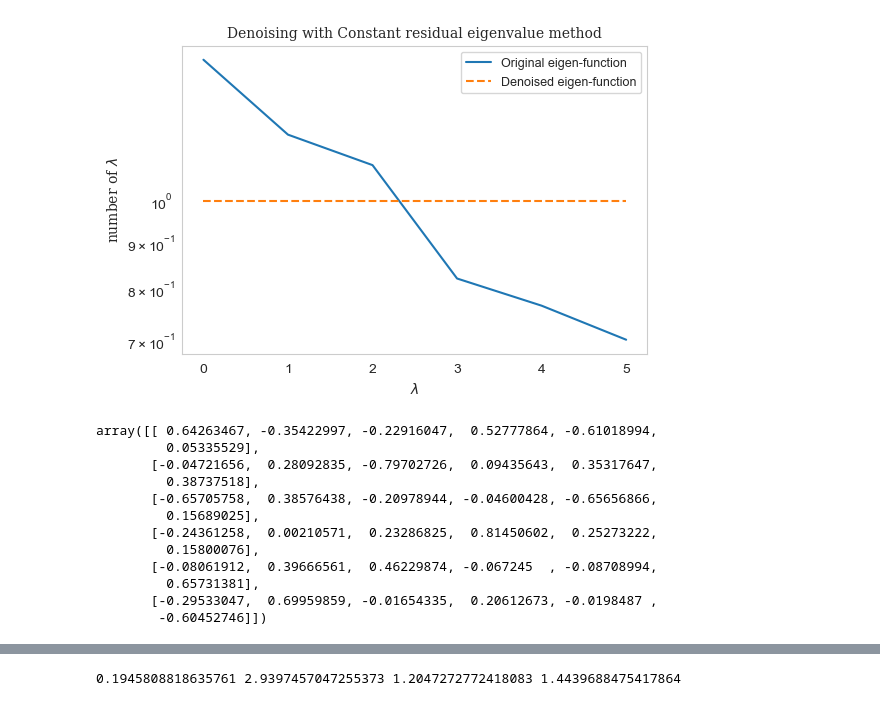
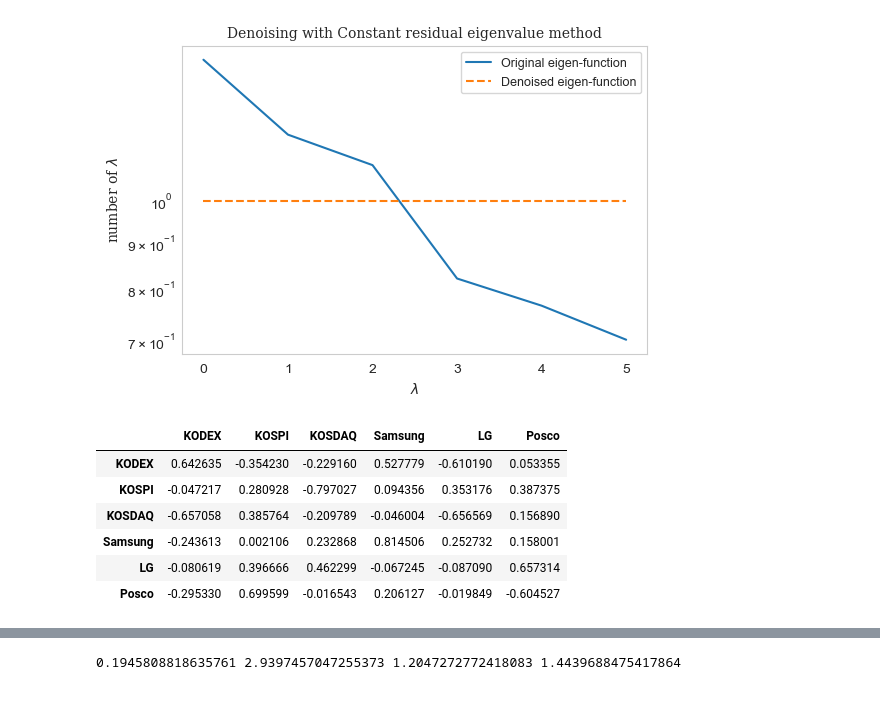
Before and after one commit to Tommylee1013/MachineLearning-for-AssetManagers, a Jupyter notebook: Chapter 3/03DistanceMetrics.ipynb, the cells around one changed output, grey strips where cells are left out. Cells and saved outputs as stored; diff of their text form; code cells hidden in the pictures.

```diff
--- a/Chapter 3/03DistanceMetrics.ipynb
+++ b/Chapter 3/03DistanceMetrics.ipynb
@@ -84,21 +94,17 @@ plt.title('Denoising with Constant residual eigenvalue method', fontsize=10, fon
 # %% [output]
 Text(0.5, 1.0, 'Denoising with Constant residual eigenvalue method')
 [figure]
-# %%
-eVec1
-# %% [output]
-array([[ 0.64263467, -0.35422997, -0.22916047,  0.52777864, -0.61018994,
-         0.05335529],
-       [-0.04721656,  0.28092835, -0.79702726,  0.09435643,  0.35317647,
-         0.38737518],
-       [-0.65705758,  0.38576438, -0.20978944, -0.04600428, -0.65656866,
-         0.15689025],
-       [-0.24361258,  0.00210571,  0.23286825,  0.81450602,  0.25273222,
-         0.15800076],
-       [-0.08061912,  0.39666561,  0.46229874, -0.067245  , -0.08708994,
-         0.65731381],
-       [-0.29533047,  0.69959859, -0.01654335,  0.20612673, -0.0198487 ,
-        -0.60452746]])
+# %%
+matrix_denoised = pd.DataFrame(eVec1, columns = matrix.columns, index = matrix.columns)
+matrix_denoised
+# %% [output]
+|  | KODEX | KOSPI | KOSDAQ | Samsung | LG | Posco |
+| KODEX | 0.642635 | -0.354230 | -0.229160 | 0.527779 | -0.610190 | 0.053355 |
+| KOSPI | -0.047217 | 0.280928 | -0.797027 | 0.094356 | 0.353176 | 0.387375 |
+| KOSDAQ | -0.657058 | 0.385764 | -0.209789 | -0.046004 | -0.656569 | 0.156890 |
+| Samsung | -0.243613 | 0.002106 | 0.232868 | 0.814506 | 0.252732 | 0.158001 |
+| LG | -0.080619 | 0.396666 | 0.462299 | -0.067245 | -0.087090 | 0.657314 |
+| Posco | -0.295330 | 0.699599 | -0.016543 | 0.206127 | -0.019849 | -0.604527 |
 # %%
 def corrBasedMetric(corr : pd.DataFrame) -> pd.DataFrame :
     T = len(corr.iloc[:,0])
```
Also changed, not shown: parts of 8 cells of this notebook, 1 other file.
